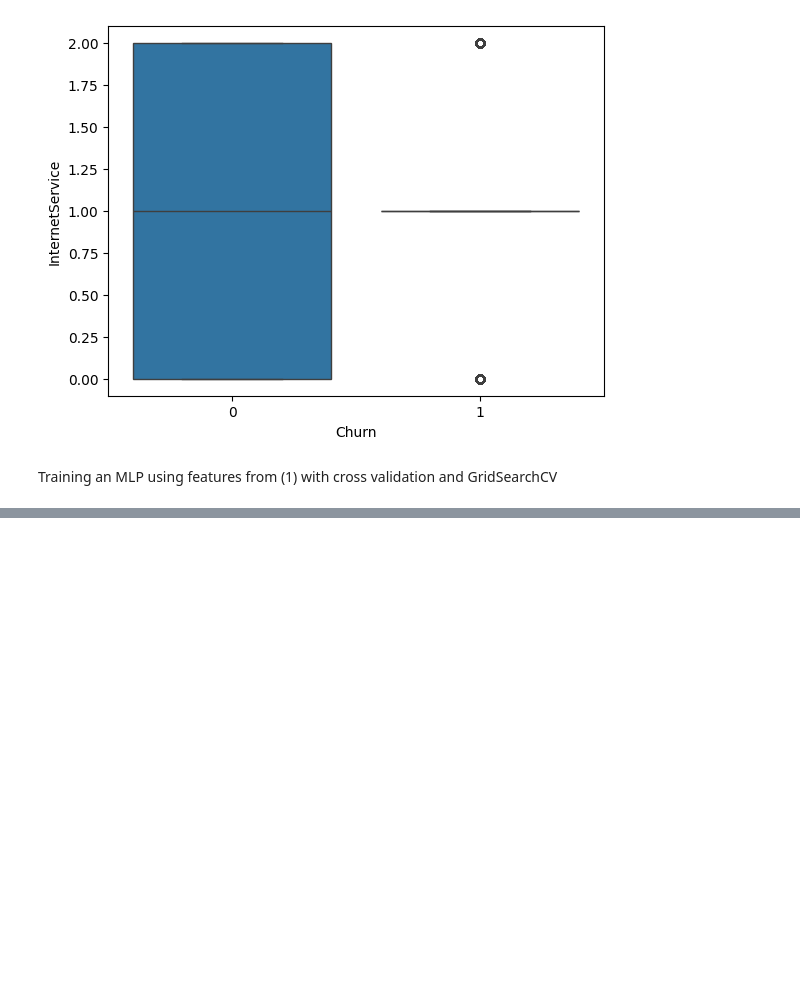
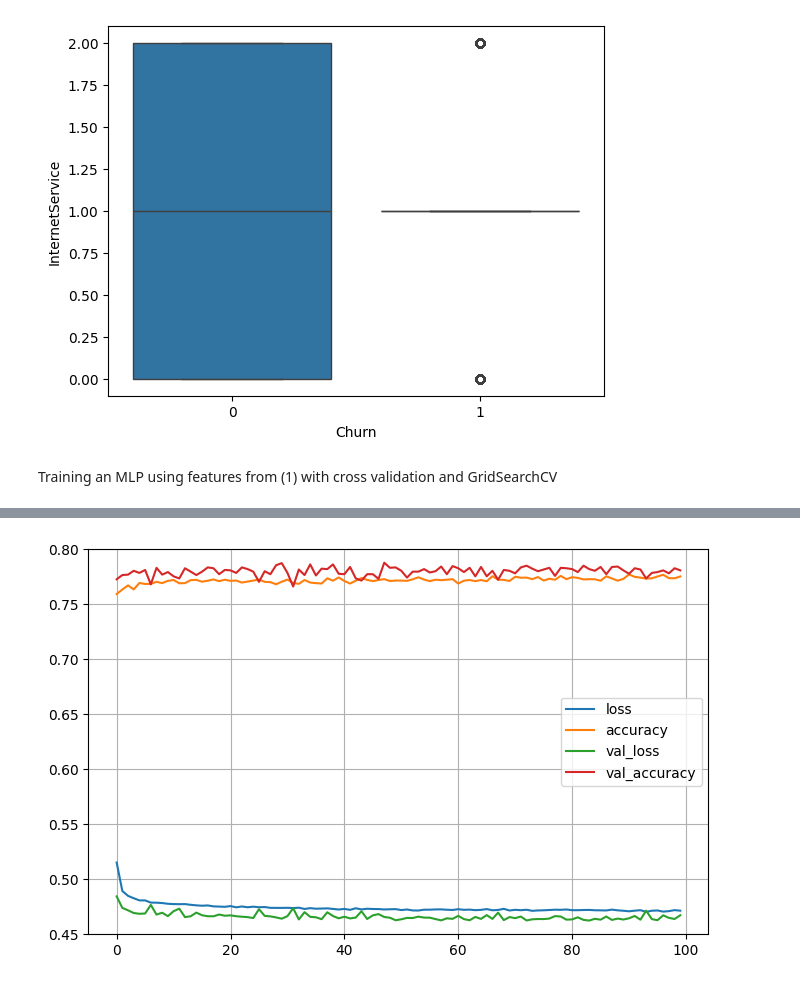
Before and after one commit to danielbyiringiro/78512025_Churning_Customers, a Jupyter notebook: note.ipynb, the cells around one changed output, grey strips where cells are left out. Drawn from its saved outputs; the diff is of its cells as text; code cells hidden in the pictures; blank space fills up the shorter version.

```diff
--- a/note.ipynb
+++ b/note.ipynb
@@ -506,0 +545,7 @@ grid_result = grid.fit(X_sm, y_sm)
+# %%
+# the best parameters are learning_rate=0.01, activation='sigmoid', neurons=3, optimizer='rmsprop'
+
+# create the model
+
+model = create_model(learning_rate=0.01, activation='sigmoid', neurons=3, optimizer='rmsprop')
+model.summary()
@@ -506,0 +568,17 @@ grid_result = grid.fit(X_sm, y_sm)
+# %%
+# splitting the data into train and test sets
+
+X_train, X_test, y_train, y_test = train_test_split(X_sm, y_sm, stratify=y_sm, random_state=42)
+
+# fit the model
+
+history = model.fit(X_train, y_train, validation_data=(X_test, y_test), epochs=100, batch_size=21, verbose=0)
+
+# plot the learning curves
+
+pd.DataFrame(history.history).plot(figsize=(8, 5))
+plt.grid(True)
+plt.gca().set_ylim(0.45, 0.8)
+plt.show()
+# %% [output]
+[figure, added]
```
Also changed, not shown: parts of 16 cells of this notebook, 4 other files.
